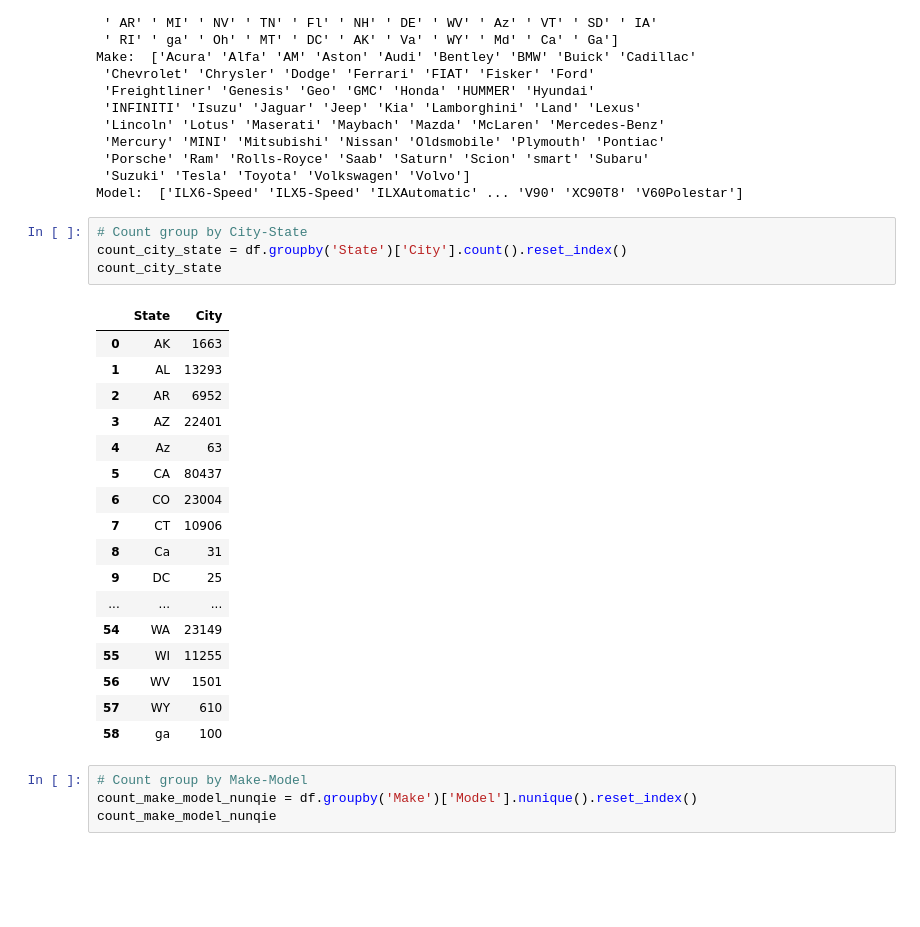
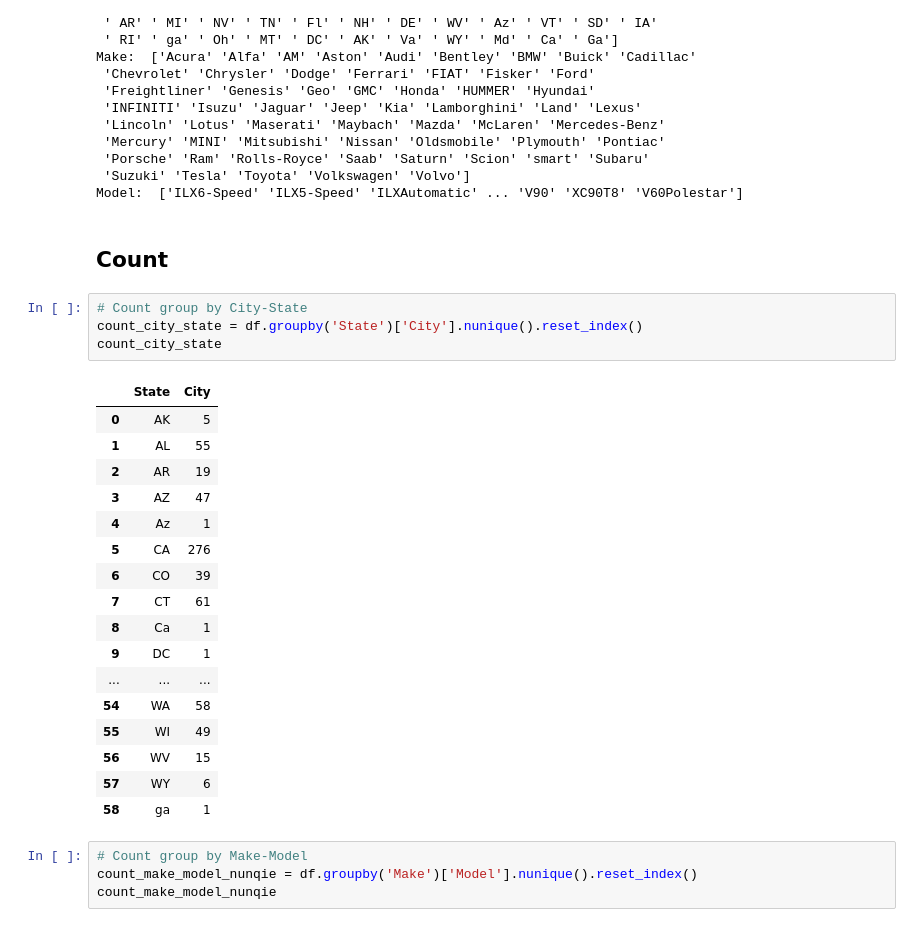
Before and after one commit to muhammadarkan01/Project-from-RevoU, a Jupyter notebook: Untitled.ipynb, the cells around one changed output. Cells and saved outputs as stored; diff of their text form; blank space fills up the shorter version.

```diff
--- a/EDA.ipynb
+++ b/Untitled.ipynb
@@ -63,28 +65,30 @@ Make:  ['Acura' 'Alfa' 'AM' 'Aston' 'Audi' 'Bentley' 'BMW' 'Buick' 'Cadillac'
  'Porsche' 'Ram' 'Rolls-Royce' 'Saab' 'Saturn' 'Scion' 'smart' 'Subaru'
  'Suzuki' 'Tesla' 'Toyota' 'Volkswagen' 'Volvo']
 Model:  ['ILX6-Speed' 'ILX5-Speed' 'ILXAutomatic' ... 'V90' 'XC90T8' 'V60Polestar']
+# %% [markdown]
+## Count
 # %%
 # Count group by City-State
-count_city_state = df.groupby('State')['City'].count().reset_index()
+count_city_state = df.groupby('State')['City'].nunique().reset_index()
 count_city_state
 # %% [output]
 |  | State | City |
-| 0 | AK | 1663 |
-| 1 | AL | 13293 |
-| 2 | AR | 6952 |
-| 3 | AZ | 22401 |
-| 4 | Az | 63 |
-| 5 | CA | 80437 |
-| 6 | CO | 23004 |
-| 7 | CT | 10906 |
-| 8 | Ca | 31 |
-| 9 | DC | 25 |
+| 0 | AK | 5 |
+| 1 | AL | 55 |
+| 2 | AR | 19 |
+| 3 | AZ | 47 |
+| 4 | Az | 1 |
+| 5 | CA | 276 |
+| 6 | CO | 39 |
+| 7 | CT | 61 |
+| 8 | Ca | 1 |
+| 9 | DC | 1 |
 | ... | ... | ... |
-| 54 | WA | 23149 |
-| 55 | WI | 11255 |
-| 56 | WV | 1501 |
-| 57 | WY | 610 |
-| 58 | ga | 100 |
+| 54 | WA | 58 |
+| 55 | WI | 49 |
+| 56 | WV | 15 |
+| 57 | WY | 6 |
+| 58 | ga | 1 |
 # %%
 # Count group by Make-Model
 count_make_model_nunqie = df.groupby('Make')['Model'].nunique().reset_index()
```
Also changed, not shown: parts of 3 cells of this notebook.
